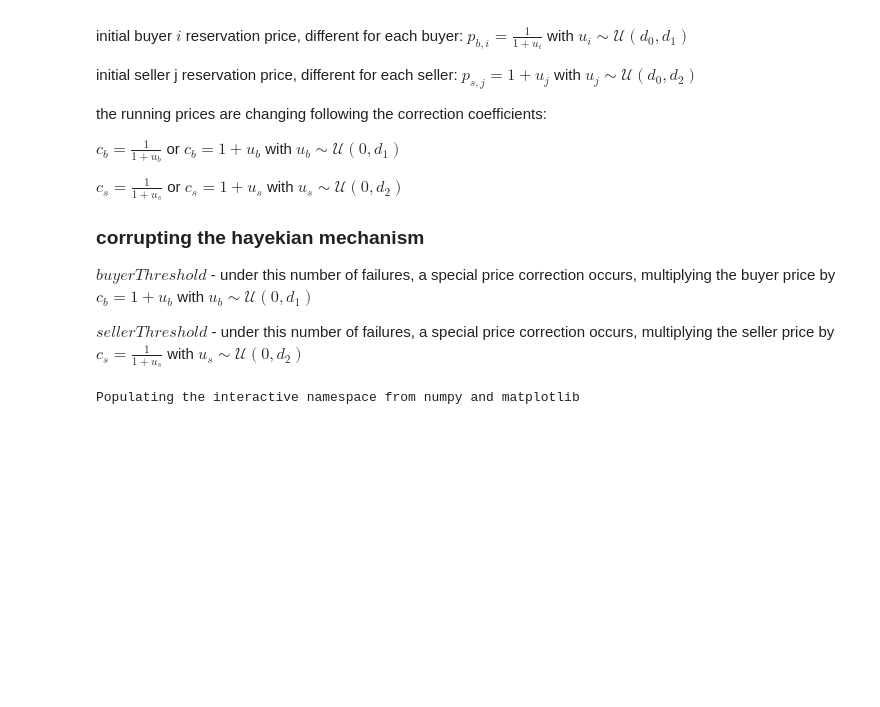
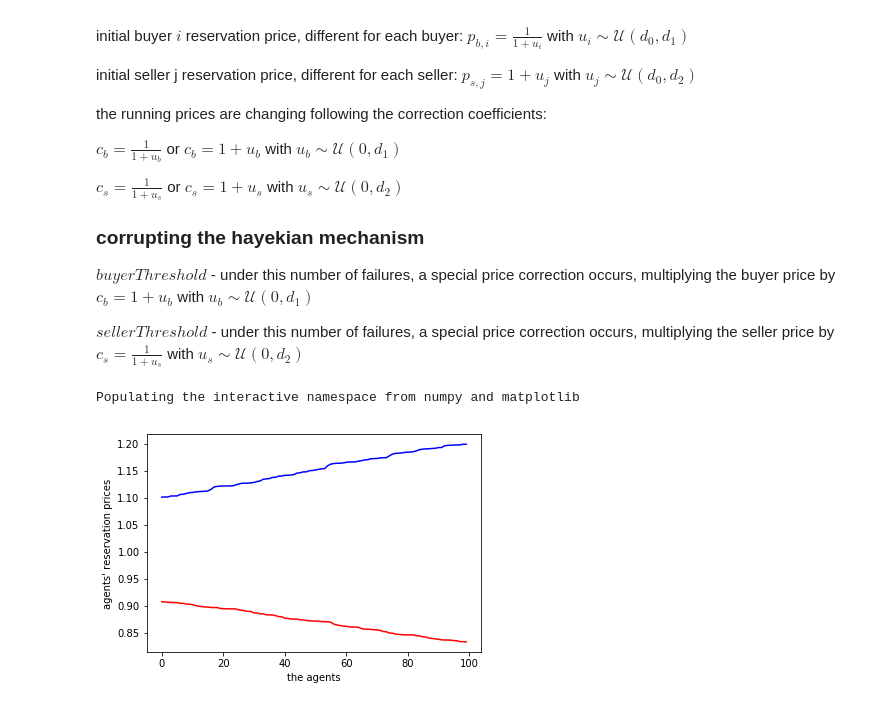
Before and after one commit to terna/microHayekianMarket, a Jupyter notebook: microCorruptedHayekianMarket.ipynb, the cells around one changed output. Drawn from its saved outputs; the diff is of its cells as text; code cells hidden in the pictures; blank space fills up the shorter version.

```diff
--- a/microCorruptedHayekianMarket.ipynb
+++ b/microCorruptedHayekianMarket.ipynb
@@ -52,35 +52,37 @@ Populating the interactive namespace from numpy and matplotlib
 
 nCycles=10000
 nBuyers= 100
 nSellers=100
 
 seed=111
 np.random.seed(seed)
 
 d0=0.1
 d1=0.2
 d2=0.2
-d1true=0.1
-d2true=0.1
+d1true=0.2
+d2true=0.2
 d1false=0.2
 d2false=0.2
 
 sellerThreshold=-1
 buyerThreshold =-10
 
 buyerPriceList=[]
 sellerPriceList=[]
 
 for i in range(nBuyers):
     buyerPriceList.append([1/(1+np.random.uniform(d0,d1)),0])
 for j in range(nSellers):
     sellerPriceList.append([1+np.random.uniform(d0,d2),0])
 
 #zip is an iterator and * means iteratable
 plt.plot(list(zip(*sorted(buyerPriceList,reverse=True)))[0],"r");
 plt.plot(list(zip(*sorted(sellerPriceList)))[0],"b");
 xlabel("the agents");
 ylabel("agents' reservation prices");
+# %% [output]
+[figure, added]
 # %%
 # corrupted hayekian perspective
 meanPrice_ts=[]
```
Also changed, not shown: parts of 1 cell of this notebook.
